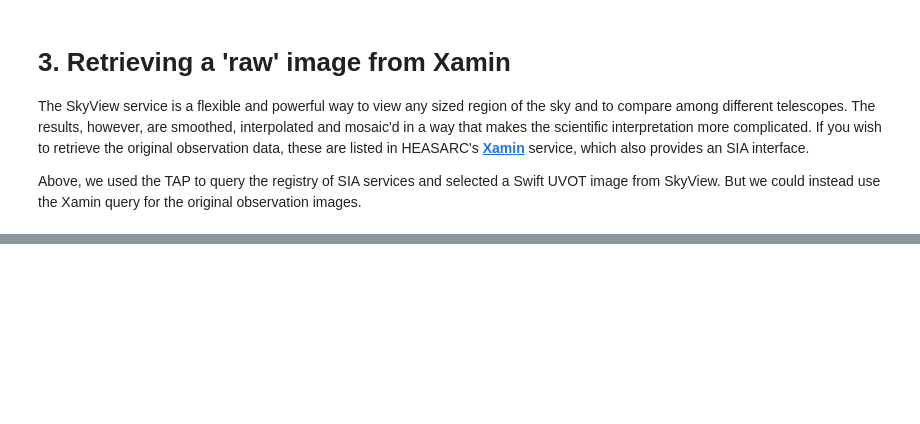
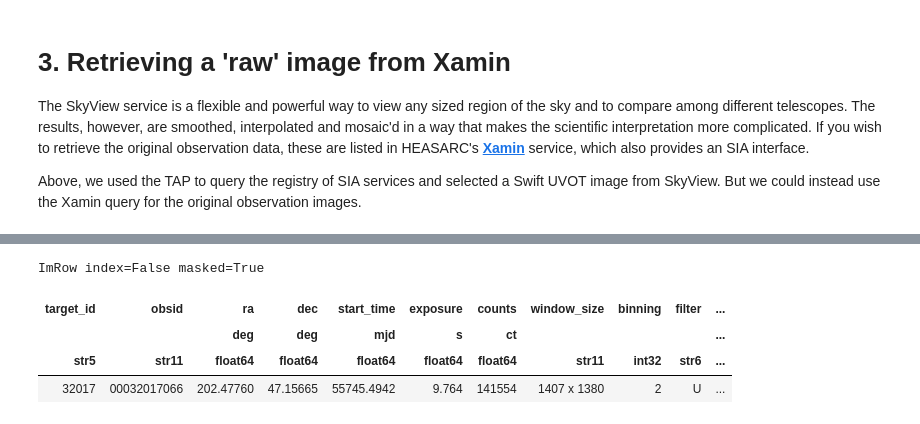
Before and after one commit to NASA-NAVO/navo-workshop, a Jupyter notebook: heasarc/Image_Access.ipynb, the cells around one changed output, grey strips where cells are left out. Drawn from its saved outputs; the diff is of its cells as text; code cells hidden in the pictures; blank space fills up the shorter version.

```diff
--- a/heasarc/Image_Access.ipynb
+++ b/heasarc/Image_Access.ipynb
@@ -179,4 +197,5 @@ Row index=2 masked=True
 # %%
-uvot_raw_table=Image.query(cat_table[2],coords=pos,radius=0.02)
+print(cat_table[6]['access_url'])
+uvot_raw_table=Image.query(cat_table[6],coords=pos,radius=0.02)
 uvot_raw_table[0]
 # %% [output]
@@ -206,0 +235,13 @@ uvot_raw_table[0][10][ImageColumn.ACCESS_URL]
+# %%
+## This works
+#mask= uvot_raw_table[0]['Ra'] > 202.47
+## This does not?
+mask2 = '00032017038' in uvot_raw_table[0][ImageColumn.ACCESS_URL]
+one=uvot_raw_table[0][mask2]
+one
+# %% [output]
+ImRow index=False masked=True
+| target_id | obsid | ra | dec | start_time | exposure | counts | window_size | binning | filter | ... |
+|  |  | deg | deg | mjd | s | ct |  |  |  | ... |
+| str5 | str11 | float64 | float64 | float64 | float64 | float64 | str11 | int32 | str6 | ... |
+| 32017 | 00032017066 | 202.47760 | 47.15665 | 55745.4942 | 9.764 | 141554 | 1407 x 1380 | 2 | U | ... |
```
Also changed, not shown: parts of 12 cells of this notebook, 3 other files.
